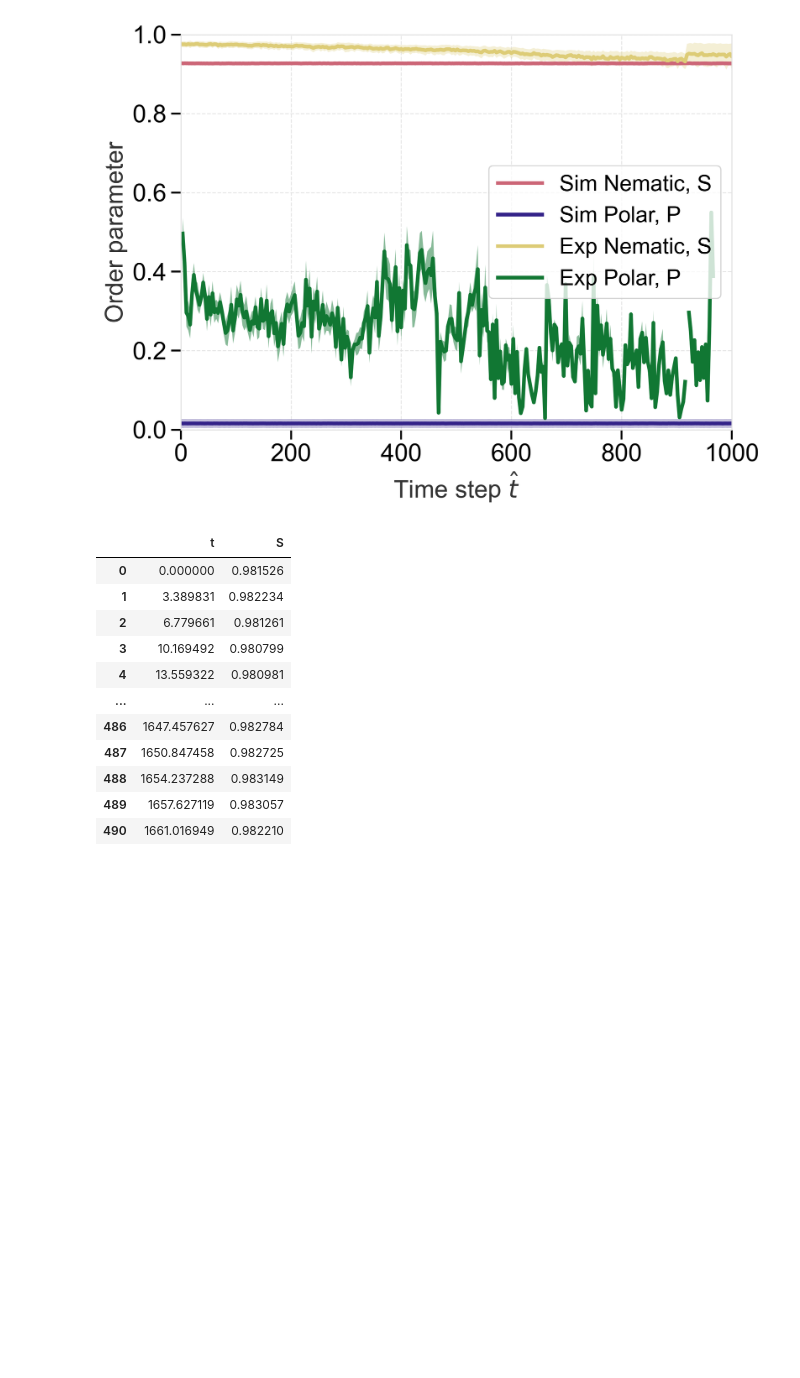
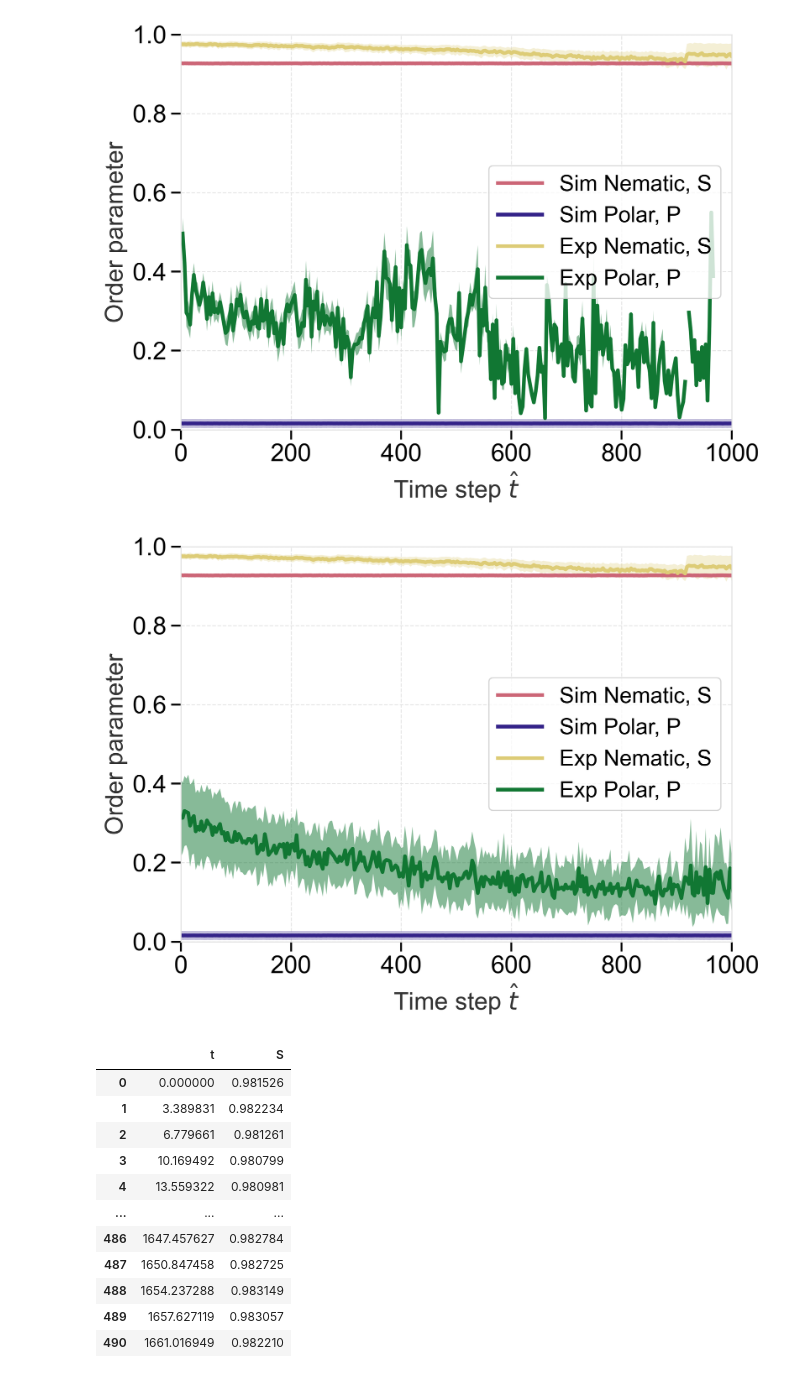
Before and after one commit to wppppupr/MTCargoSim, a Jupyter notebook: analysis/graph/order.ipynb, the cells around one changed output. Cells and saved outputs as stored; diff of their text form; code cells hidden in the pictures; blank space fills up the shorter version.

```diff
--- a/analysis/graph/order.ipynb
+++ b/analysis/graph/order.ipynb
@@ -117,7 +117,71 @@ fig.savefig(f"{cd}/figure/order_parameter_exp.pdf", bbox_inches='tight')
 # %% [output]
 [figure]
 # %%
-OP_list = np.array([order_zarr[0,:]/tau, order_zarr[1,:]]).T
+path0 = "/Volumes/My Passport/Sasaki/MTsingleBeads/20260122/exp"
+path1 = "/Volumes/My Passport/Sasaki/MTsingleBeads/20260122/exp001"
+path2 = "/Volumes/My Passport/Sasaki/MTsingleBeads/20260122/exp002"
+path3 = '/Volumes/My Passport/Sasaki/MTsingleBeads/20260121/beads_trans_crop_crop'
+path4 = '/Volumes/My Passport/Sasaki/MTsingleBeads/20260121/exp_crop1'
+
+polar_exp = pd.read_csv('/Users/sasakinozomu/code/MTCargo_analysis/analysis_data/global_polar_masked.csv')
+
+tau = 1.18
+interval = 4
+
+fig, ax = plt.subplots()
+
+ax.plot(np.arange(S.shape[1]), np.mean(S, axis=0), label = 'Sim Nematic, S')
+ax.fill_between(np.arange(S.shape[1]), np.mean(S, axis=0) - np.std(S, axis=0), np.mean(S, axis=0) + np.std(S, axis=0), alpha=0.3)
+
+ax.plot(np.arange(P.shape[1]), np.mean(P, axis=0), label='Sim Polar, P')
+ax.fill_between(np.arange(P.shape[1]), np.mean(P, axis=0) - np.std(P, axis=0), np.mean(P, axis=0) + np.std(P, axis=0), alpha=0.3)
+
+GS_t = []
+GS_exp = []
+GP_times = []
+GP_all = []
+
+for path in [path0, path1, path2, path3, path4]:
+    order_path = os.path.join(path, 'order_parameter.zarr')
+    order_zarr = zarr.open(order_path, mode='r')
+    GS_t.extend(order_zarr[0,:]/tau)
+    GS_exp.extend(order_zarr[1,:])
+    globalP = os.path.join(path, "green_globalP.zarr")
+    GP_array = zarr.open_array(globalP, mode='r')
+    GP_all.extend(GP_array[:])
+    GP_times.extend(np.arange(GP_array.shape[0]) * interval)
+
+GP_df = pd.DataFrame({
+    't': GP_times,
+    'P': GP_all
+})
+
+GS_df = pd.DataFrame({'t': GS_t, 'S': GS_exp})
+exp_t = GS_df.groupby('t').mean().index
+exp_S = GS_df.groupby('t').mean()['S']
+exp_S_sem = GS_df.groupby('t').sem()['S']
+
+ax.plot(exp_t, exp_S, label='Exp Nematic, S')
+ax.fill_between(exp_t, exp_S - exp_S_sem, exp_S + exp_S_sem, alpha=0.3)
+
+PEM = np.mean(polar_exp, axis = 1)
+PEsem = np.std(polar_exp, axis = 1)/5
+
+mean_GP = GP_df.groupby('t').mean().reset_index()
+sem_GP = GP_df.groupby('t').sem().reset_index()
+ax.plot(mean_GP['t']/tau, mean_GP['P'], label='Exp Polar, P')
+ax.fill_between(sem_GP['t']/tau, mean_GP['P'] - sem_GP['P'], mean_GP['P'] + sem_GP['P'], alpha=0.5)
+
+
+ax.set(xlabel='Time step $\hat{t}$', ylabel='Order parameter', xlim = (0, 1e3), ylim = (0, 1))
+ax.legend()
+
+cd=os.getcwd()
+
+fig.savefig(f"{cd}/figure/order_parameter_exp.png", bbox_inches='tight')
+fig.savefig(f"{cd}/figure/order_parameter_exp.pdf", bbox_inches='tight')
+# %% [output]
+[figure, added]
 # %%
 import pandas as pd
 
```
Also changed, not shown: 3 other files.
